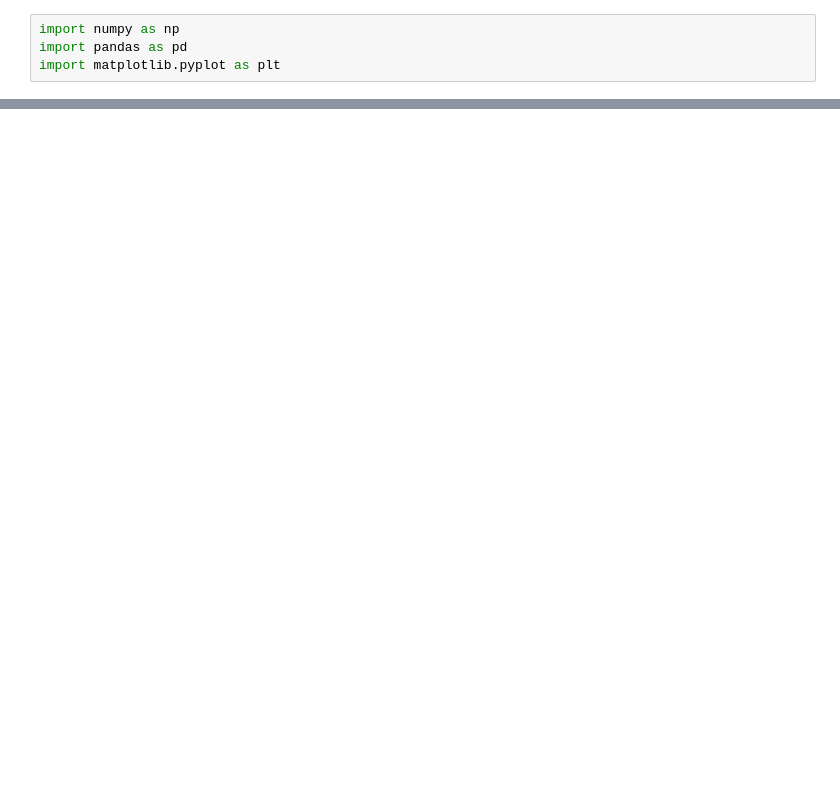
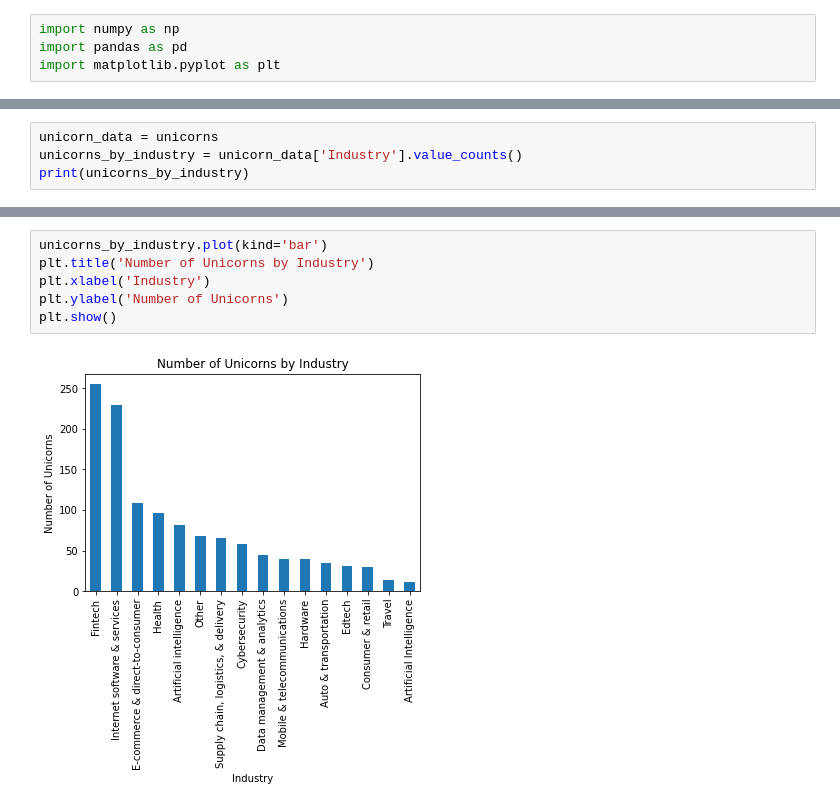
Before and after one commit to momenai/Unicorn-Analysis, a Jupyter notebook: unicorn analysis.ipynb, the cells around one changed output, grey strips where cells are left out. Saved outputs shown, nothing was run; the diff lists cells and outputs as text; blank space fills up the shorter version.

Commit message:
data vis

```diff
--- a/unicorn analysis.ipynb
+++ b/unicorn analysis.ipynb
@@ -355,0 +681,4 @@ hardware_unicorns_not_in_usa_or_china
+# %%
+unicorn_data = unicorns
+unicorns_by_industry = unicorn_data['Industry'].value_counts()
+print(unicorns_by_industry)
@@ -355,0 +711,8 @@ hardware_unicorns_not_in_usa_or_china
+# %%
+unicorns_by_industry.plot(kind='bar')
+plt.title('Number of Unicorns by Industry')
+plt.xlabel('Industry')
+plt.ylabel('Number of Unicorns')
+plt.show()
+# %% [output]
+[figure, added]
```
Also changed, not shown: parts of 62 cells of this notebook.
